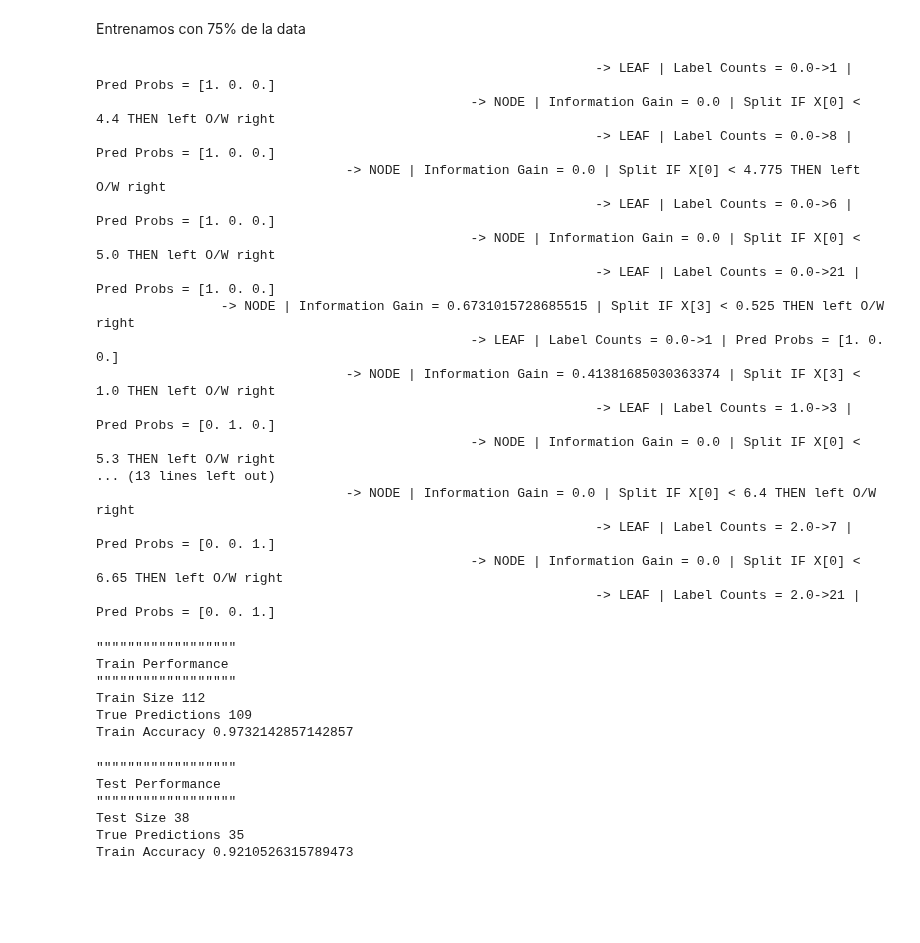
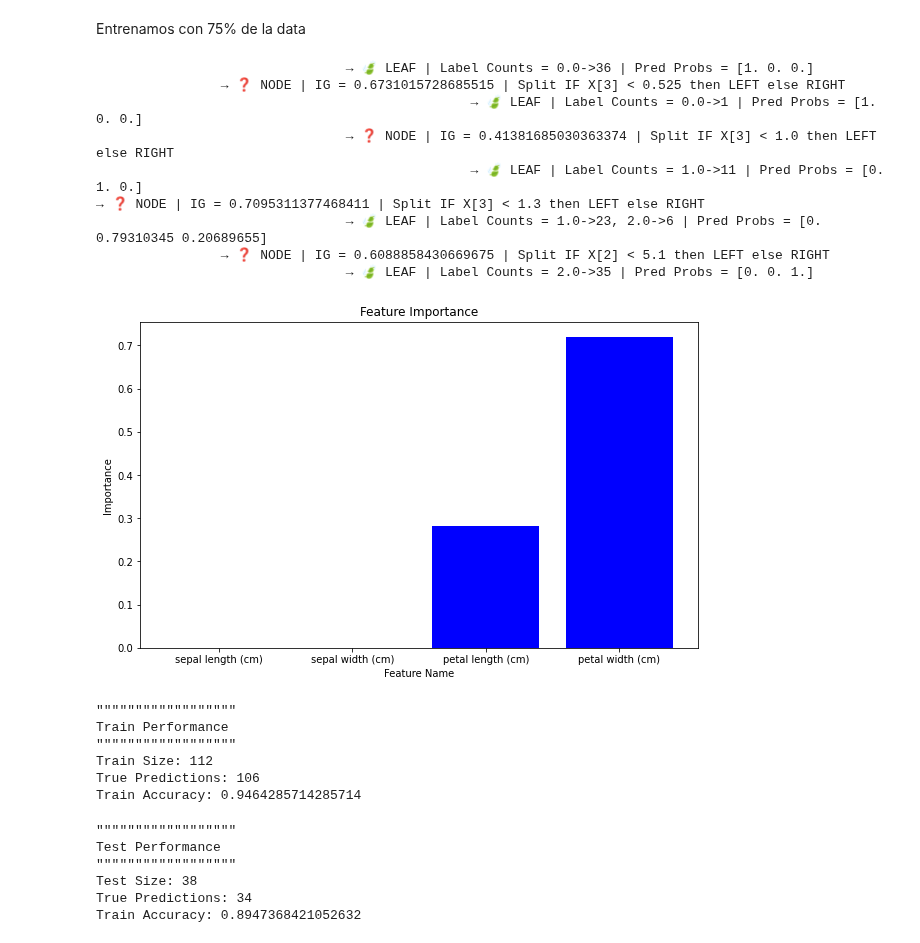
Before and after one commit to tmonreal/i302-Machine-Learning, a Jupyter notebook: Clase 6: Decision Trees/clase6.ipynb, the cells around one changed output. Saved outputs shown, nothing was run; the diff lists cells and outputs as text; code cells hidden in the pictures; blank space fills up the shorter version.

```diff
--- a/Clase 6: Decision Trees/clase6.ipynb
+++ b/Clase 6: Decision Trees/clase6.ipynb
@@ -440,51 +442,47 @@ Entrenamos con 75% de la data
 # %%
 from decision_tree import DecisionTree
 
-dt = DecisionTree(max_depth=4, min_samples_leaf=1)
+dt = DecisionTree(max_depth=4, min_samples_leaf=1, min_information_gain=0.4)
 dt.train(X_train, Y_train)
 # %%
 dt.print_tree()
 # %% [output]
-                                                                -> LEAF | Label Counts = 0.0->1 | Pred Probs = [1. 0. 0.]
-                                                -> NODE | Information Gain = 0.0 | Split IF X[0] < 4.4 THEN left O/W right
-                                                                -> LEAF | Label Counts = 0.0->8 | Pred Probs = [1. 0. 0.]
-                                -> NODE | Information Gain = 0.0 | Split IF X[0] < 4.775 THEN left O/W right
-                                                                -> LEAF | Label Counts = 0.0->6 | Pred Probs = [1. 0. 0.]
-                                                -> NODE | Information Gain = 0.0 | Split IF X[0] < 5.0 THEN left O/W right
-                                                                -> LEAF | Label Counts = 0.0->21 | Pred Probs = [1. 0. 0.]
-                -> NODE | Information Gain = 0.6731015728685515 | Split IF X[3] < 0.525 THEN left O/W right
-                                                -> LEAF | Label Counts = 0.0->1 | Pred Probs = [1. 0. 0.]
-                                -> NODE | Information Gain = 0.41381685030363374 | Split IF X[3] < 1.0 THEN left O/W right
-                                                                -> LEAF | Label Counts = 1.0->3 | Pred Probs = [0. 1. 0.]
-                                                -> NODE | Information Gain = 0.0 | Split IF X[0] < 5.3 THEN left O/W right
-... (13 lines left out)
-                                -> NODE | Information Gain = 0.0 | Split IF X[0] < 6.4 THEN left O/W right
-                                                                -> LEAF | Label Counts = 2.0->7 | Pred Probs = [0. 0. 1.]
-                                                -> NODE | Information Gain = 0.0 | Split IF X[0] < 6.65 THEN left O/W right
-                                                                -> LEAF | Label Counts = 2.0->21 | Pred Probs = [0. 0. 1.]
+                                → 🍃 LEAF | Label Counts = 0.0->36 | Pred Probs = [1. 0. 0.]
+                → ❓ NODE | IG = 0.6731015728685515 | Split IF X[3] < 0.525 then LEFT else RIGHT
+                                                → 🍃 LEAF | Label Counts = 0.0->1 | Pred Probs = [1. 0. 0.]
+                                → ❓ NODE | IG = 0.41381685030363374 | Split IF X[3] < 1.0 then LEFT else RIGHT
+                                                → 🍃 LEAF | Label Counts = 1.0->11 | Pred Probs = [0. 1. 0.]
+→ ❓ NODE | IG = 0.7095311377468411 | Split IF X[3] < 1.3 then LEFT else RIGHT
+                                → 🍃 LEAF | Label Counts = 1.0->23, 2.0->6 | Pred Probs = [0.         0.79310345 0.20689655]
+                → ❓ NODE | IG = 0.6088858430669675 | Split IF X[2] < 5.1 then LEFT else RIGHT
+                                → 🍃 LEAF | Label Counts = 2.0->35 | Pred Probs = [0. 0. 1.]
+# %%
+dt.plot_feature_importance(iris.feature_names)
+# %% [output]
+[figure, added]
 # %%
 train_preds = dt.predict(X_set=X_train)
 print('""""""""""""""""""\nTrain Performance\n""""""""""""""""""')
-print("Train Size", len(Y_train))
-print("True Predictions", sum(train_preds == Y_train))
-print("Train Accuracy", sum(train_preds == Y_train)/len(Y_train) )
+print("Train Size:", len(Y_train))
+print("True Predictions:", sum(train_preds == Y_train))
+print("Train Accuracy:", sum(train_preds == Y_train)/len(Y_train) )
 # %% [output]
 """"""""""""""""""
 Train Performance
 """"""""""""""""""
-Train Size 112
-True Predictions 109
-Train Accuracy 0.9732142857142857
+Train Size: 112
+True Predictions: 106
+Train Accuracy: 0.9464285714285714
 # %%
 test_preds = dt.predict(X_set=X_test)
 print('""""""""""""""""""\nTest Performance\n""""""""""""""""""')
-print("Test Size", len(Y_test))
-print("True Predictions", sum(test_preds == Y_test))
-print("Train Accuracy", sum(test_preds == Y_test)/len(Y_test) )
+print("Test Size:", len(Y_test))
+print("True Predictions:", sum(test_preds == Y_test))
+print("Train Accuracy:", sum(test_preds == Y_test)/len(Y_test) )
 # %% [output]
 """"""""""""""""""
 Test Performance
 """"""""""""""""""
-Test Size 38
-True Predictions 35
-Train Accuracy 0.9210526315789473
+Test Size: 38
+True Predictions: 34
+Train Accuracy: 0.8947368421052632
```
Also changed, not shown: parts of 6 cells of this notebook, 15 other files.
